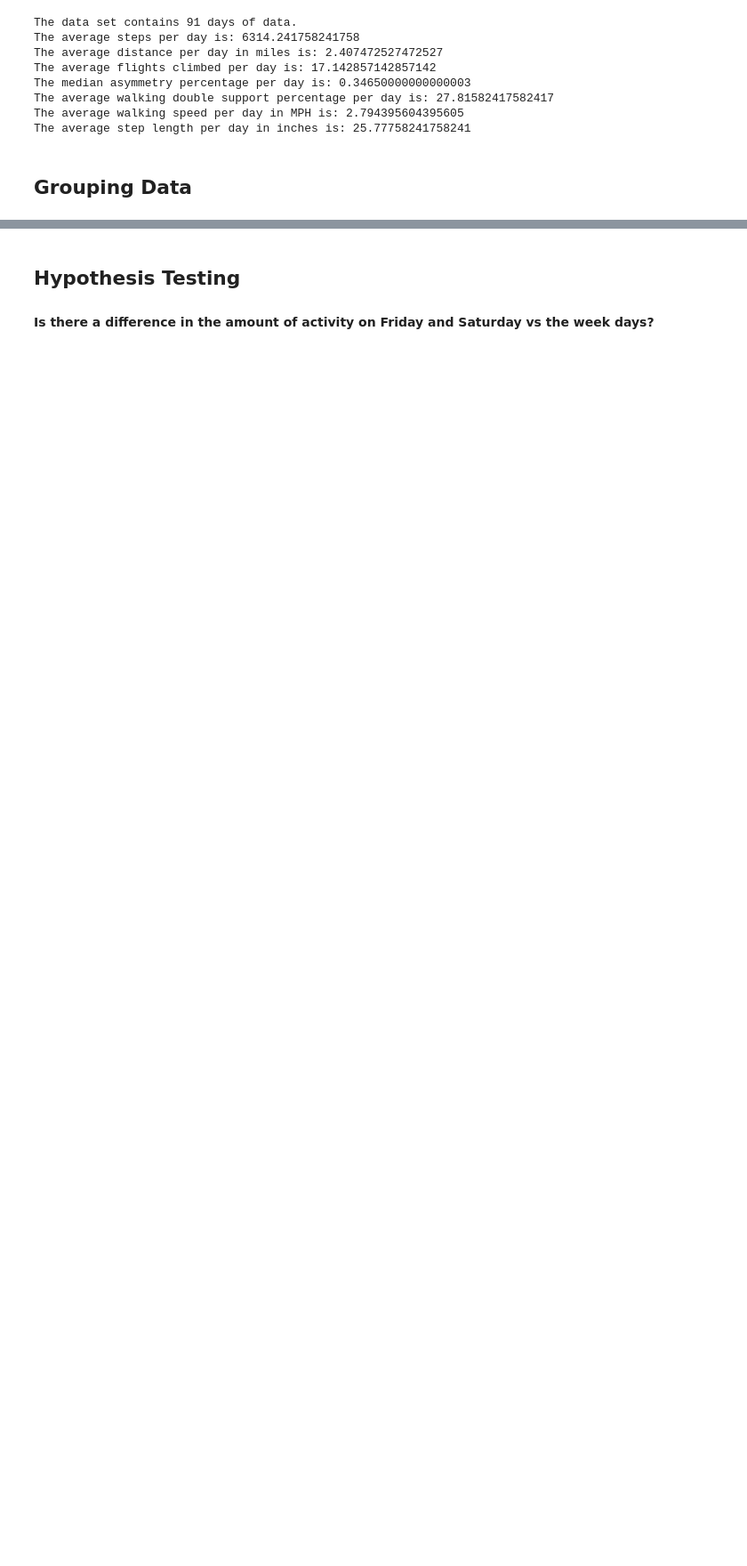
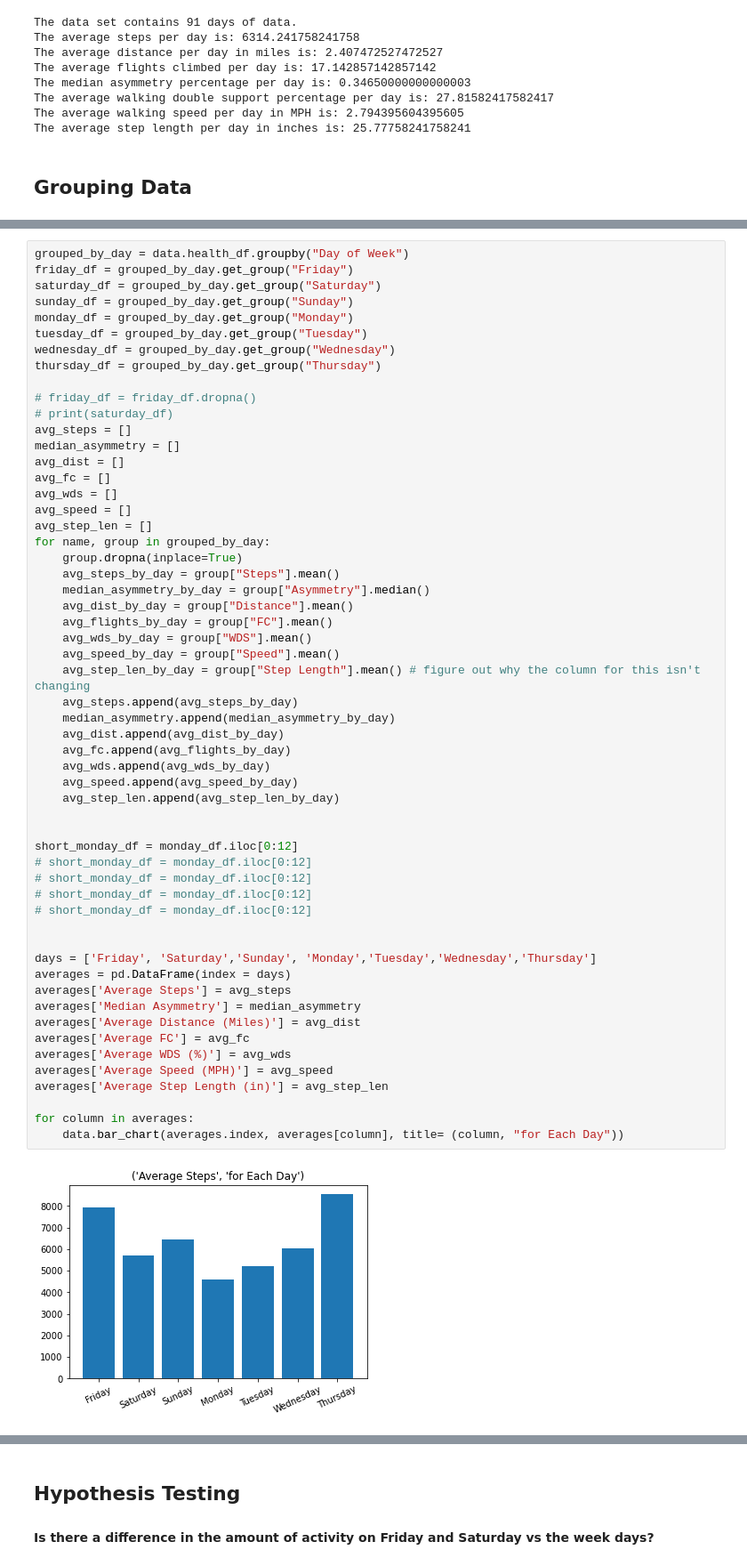
Before and after one commit to michaelb0109/CPSC222-Final-Project, a Jupyter notebook: project.ipynb, the cells around one changed output, grey strips where cells are left out. Shown: that part at 89% size. Cells and saved outputs as stored; diff of their text form; blank space fills up the shorter version.

Commit message:
Modualized Bar Charts

```diff
--- a/project.ipynb
+++ b/project.ipynb
@@ -121,0 +62,58 @@ plt.xticks(rotation=25)
+# %%
+grouped_by_day = data.health_df.groupby("Day of Week")
+friday_df = grouped_by_day.get_group("Friday")
+saturday_df = grouped_by_day.get_group("Saturday")
+sunday_df = grouped_by_day.get_group("Sunday")
+monday_df = grouped_by_day.get_group("Monday")
+tuesday_df = grouped_by_day.get_group("Tuesday")
+wednesday_df = grouped_by_day.get_group("Wednesday")
+thursday_df = grouped_by_day.get_group("Thursday")
+
+# friday_df = friday_df.dropna()
+# print(saturday_df)
+avg_steps = []
+median_asymmetry = []
+avg_dist = []
+avg_fc = []
+avg_wds = []
+avg_speed = []
+avg_step_len = []
+for name, group in grouped_by_day:
+    group.dropna(inplace=True)
+    avg_steps_by_day = group["Steps"].mean()
+    median_asymmetry_by_day = group["Asymmetry"].median()
+    avg_dist_by_day = group["Distance"].mean()
+    avg_flights_by_day = group["FC"].mean()
+    avg_wds_by_day = group["WDS"].mean()
+    avg_speed_by_day = group["Speed"].mean()
+    avg_step_len_by_day = group["Step Length"].mean() # figure out why the column for this isn't changing
+    avg_steps.append(avg_steps_by_day)
+    median_asymmetry.append(median_asymmetry_by_day)
+    avg_dist.append(avg_dist_by_day)
+    avg_fc.append(avg_flights_by_day)
+    avg_wds.append(avg_wds_by_day)
+    avg_speed.append(avg_speed_by_day)
+    avg_step_len.append(avg_step_len_by_day)
+
+
+short_monday_df = monday_df.iloc[0:12]
+# short_monday_df = monday_df.iloc[0:12]
+# short_monday_df = monday_df.iloc[0:12]
+# short_monday_df = monday_df.iloc[0:12]
+# short_monday_df = monday_df.iloc[0:12]
+
+
+days = ['Friday', 'Saturday','Sunday', 'Monday','Tuesday','Wednesday','Thursday']
+averages = pd.DataFrame(index = days)
+averages['Average Steps'] = avg_steps
+averages['Median Asymmetry'] = median_asymmetry
+averages['Average Distance (Miles)'] = avg_dist
+averages['Average FC'] = avg_fc
+averages['Average WDS (%)'] = avg_wds
+averages['Average Speed (MPH)'] = avg_speed
+averages['Average Step Length (in)'] = avg_step_len
+
+for column in averages:
+    data.bar_chart(averages.index, averages[column], title= (column, "for Each Day"))
+# %% [output]
+[figure, added]
```
Also changed, not shown: parts of 3 cells of this notebook, 1 other file.
